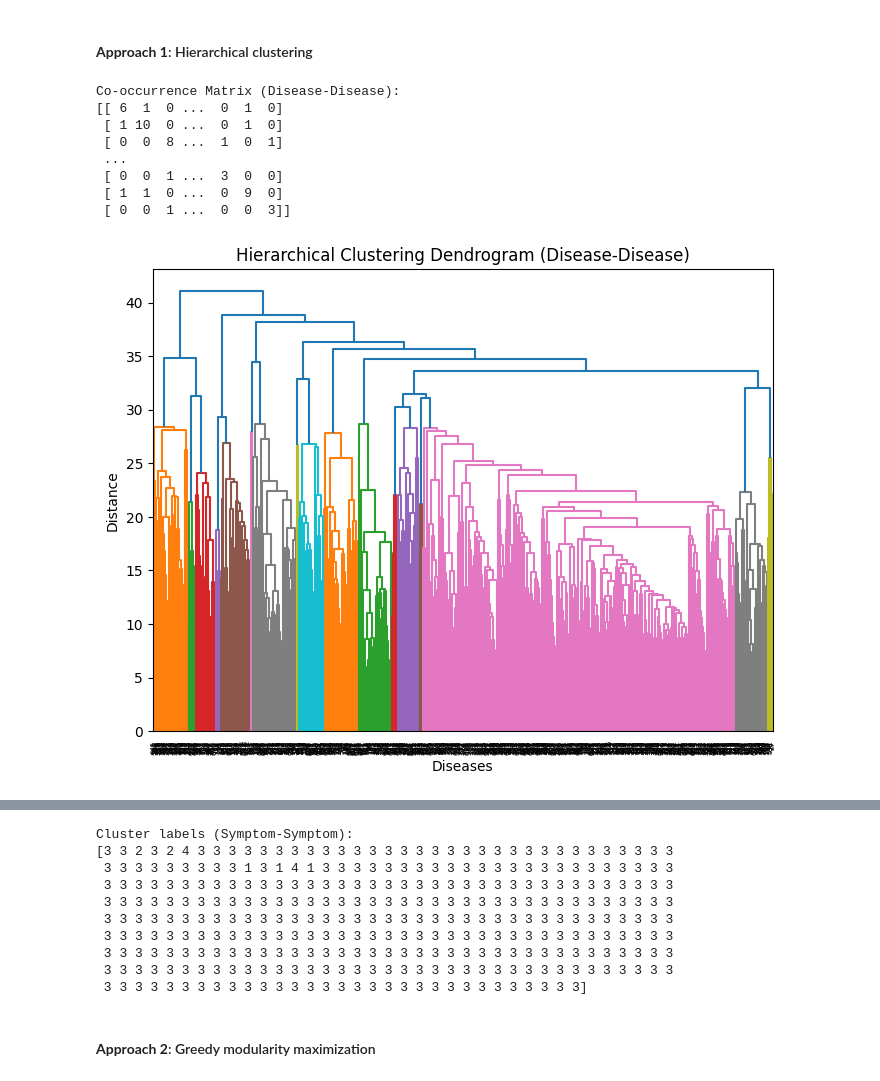
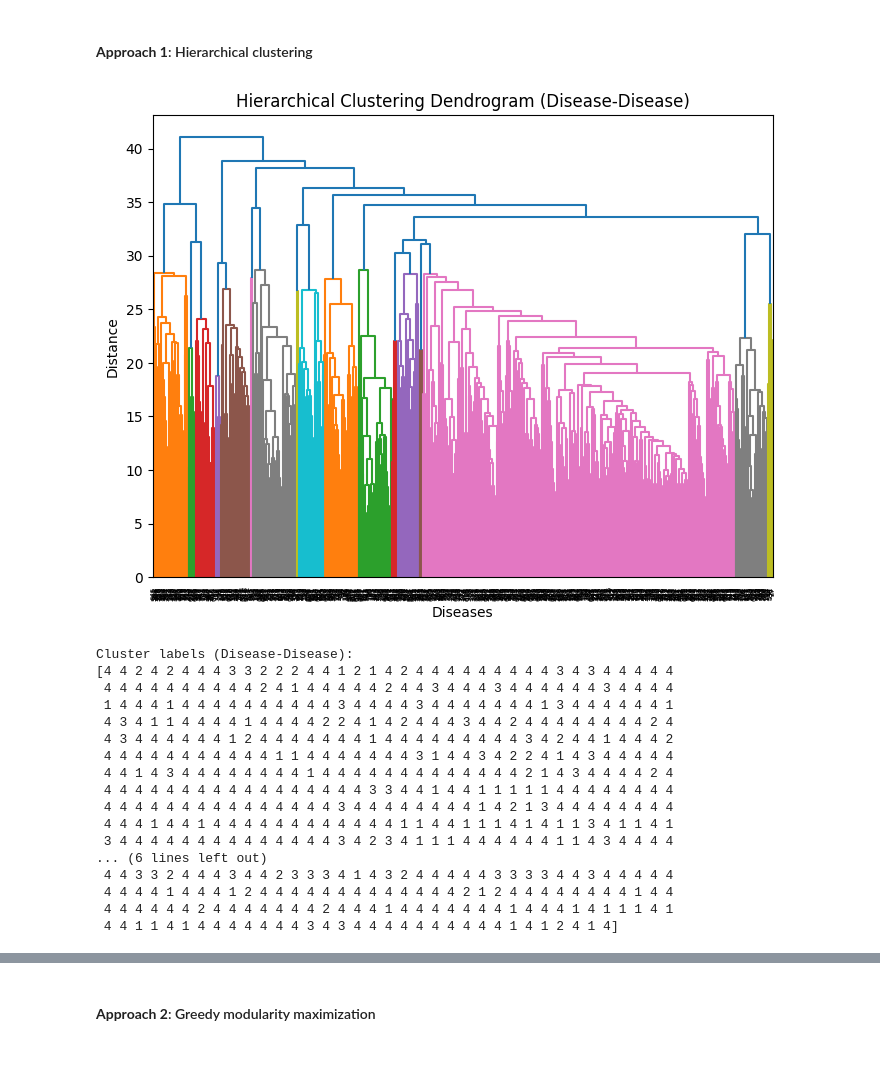
Before and after one commit to DavideLigari/disease-prediction, a Jupyter notebook: code/metrics_analysis/community_detection.ipynb, the cells around one changed output, grey strips where cells are left out. Saved outputs shown, nothing was run; the diff lists cells and outputs as text; code cells hidden in the pictures.

```diff
--- a/code/metrics_analysis/community_detection.ipynb
+++ b/code/metrics_analysis/community_detection.ipynb
@@ -33,27 +64,6 @@ adjacency_matrix = adjacency_matrix[:, :-1]
 #### **Approach 1**: Hierarchical clustering
 # %%
 # ----------------------------- DISEASES -----------------------------
-
-# Compute co-occurrence matrix disease-disease
-co_occurrence_matrix_d = np.matmul(adjacency_matrix, adjacency_matrix.T)
-
-# Display the co-occurrence matrix
-print("Co-occurrence Matrix (Disease-Disease):")
-print(co_occurrence_matrix_d)
-
-# Create a weighted graph directly
-G_d = nx.Graph()
-
-# Add nodes to the graph
-num_nodes = co_occurrence_matrix_d.shape[0]
-G_d.add_nodes_from(range(num_nodes))
-
-# Add weighted edges to the graph
-for i in range(num_nodes):
-    for j in range(i+1, num_nodes):
-        weight = co_occurrence_matrix_d[i, j]
-        if weight != 0:
-            G_d.add_edge(i, j, weight=weight)
 
 # Perform hierarchical clustering
 linkage_matrix = linkage(co_occurrence_matrix_d, method='average', metric='euclidean')
@@ -63,60 +73,48 @@ plt.figure(figsize=(8, 6))
 dendrogram(linkage_matrix)
 plt.title("Hierarchical Clustering Dendrogram (Disease-Disease)")
 plt.xlabel("Diseases")
 plt.ylabel("Distance")
 plt.show()
 
 distance_threshold = 4
 cluster_labels = fcluster(linkage_matrix, t=distance_threshold, criterion='maxclust')
 print("Cluster labels (Disease-Disease):")
 print(cluster_labels)
 
 
 # ----------------------------- SYMPTOMS -----------------------------
 
-
-# Compute co-occurrence matrix symptoms-symptoms
-co_occurrence_matrix_s = np.matmul(adjacency_matrix.T, adjacency_matrix)
-
-# Display the co-occurrence matrix
-print("Co-occurrence Matrix (Symptom-Symptom):")
-print(co_occurrence_matrix_s)
-
-# Create a weighted graph directly
-G_s = nx.Graph()
-# Add nodes to the graph
-num_nodes = co_occurrence_matrix_s.shape[0]
-G_s.add_nodes_from(range(num_nodes))
-
-# Add weighted edges to the graph
-for i in range(num_nodes):
-    for j in range(i+1, num_nodes):
-        weight = co_occurrence_matrix_s[i, j]
-        if weight != 0:
-            G_s.add_edge(i, j, weight=weight)
-
 # Perform hierarchical clustering
 linkage_matrix = linkage(co_occurrence_matrix_s, method='average', metric='euclidean')
 
 # Display the dendrogram
 plt.figure(figsize=(8, 6))
 dendrogram(linkage_matrix)
 plt.title("Hierarchical Clustering Dendrogram (Symptom-Symptom)")
 plt.xlabel("Symptoms")
 plt.ylabel("Distance")
 plt.show()
 
 distance_threshold = 4
 cluster_labels = fcluster(linkage_matrix, t=distance_threshold, criterion='maxclust')
 print("Cluster labels (Symptom-Symptom):")
 print(cluster_labels)
 # %% [output]
+[figure]
-Co-occurrence Matrix (Disease-Disease):
-[[ 6  1  0 ...  0  1  0]
- [ 1 10  0 ...  0  1  0]
- [ 0  0  8 ...  1  0  1]
- ...
- [ 0  0  1 ...  3  0  0]
- [ 1  1  0 ...  0  9  0]
- [ 0  0  1 ...  0  0  3]]
+Cluster labels (Disease-Disease):
+[4 4 2 4 2 4 4 4 3 3 2 2 2 4 4 1 2 1 4 2 4 4 4 4 4 4 4 4 4 3 4 3 4 4 4 4 4
+ 4 4 4 4 4 4 4 4 4 4 2 4 1 4 4 4 4 4 2 4 4 3 4 4 4 3 4 4 4 4 4 4 3 4 4 4 4
+ 1 4 4 4 1 4 4 4 4 4 4 4 4 4 4 3 4 4 4 4 3 4 4 4 4 4 4 4 1 3 4 4 4 4 4 4 1
+ 4 3 4 1 1 4 4 4 4 1 4 4 4 4 2 2 4 1 4 2 4 4 4 3 4 4 2 4 4 4 4 4 4 4 4 2 4
+ 4 3 4 4 4 4 4 4 1 2 4 4 4 4 4 4 4 1 4 4 4 4 4 4 4 4 4 3 4 2 4 4 1 4 4 4 2
+ 4 4 4 4 4 4 4 4 4 4 4 1 1 4 4 4 4 4 4 4 3 1 4 4 3 4 2 2 4 1 4 3 4 4 4 4 4
+ 4 4 1 4 3 4 4 4 4 4 4 4 4 1 4 4 4 4 4 4 4 4 4 4 4 4 4 2 1 4 3 4 4 4 4 2 4
+ 4 4 4 4 4 4 4 4 4 4 4 4 4 4 4 4 4 3 3 4 4 1 4 4 1 1 1 1 1 4 4 4 4 4 4 4 4
+ 4 4 4 4 4 4 4 4 4 4 4 4 4 4 4 3 4 4 4 4 4 4 4 4 1 4 2 1 3 4 4 4 4 4 4 4 4
+ 4 4 4 1 4 4 1 4 4 4 4 4 4 4 4 4 4 4 4 1 1 4 4 1 1 1 4 1 4 1 1 3 4 1 1 4 1
+ 3 4 4 4 4 4 4 4 4 4 4 4 4 4 4 3 4 2 3 4 1 1 1 4 4 4 4 4 4 1 1 4 3 4 4 4 4
+... (6 lines left out)
+ 4 4 3 3 2 4 4 4 3 4 4 2 3 3 3 4 1 4 3 2 4 4 4 4 4 3 3 3 3 4 4 3 4 4 4 4 4
+ 4 4 4 4 1 4 4 4 1 2 4 4 4 4 4 4 4 4 4 4 4 4 4 2 1 2 4 4 4 4 4 4 4 4 1 4 4
+ 4 4 4 4 4 4 2 4 4 4 4 4 4 4 2 4 4 4 1 4 4 4 4 4 4 4 1 4 4 4 1 4 1 1 1 4 1
+ 4 4 1 1 4 1 4 4 4 4 4 4 4 3 4 3 4 4 4 4 4 4 4 4 4 4 1 4 1 2 4 1 4]
-[figure]
@@ -141,13 +132,3 @@ Cluster labels (Disease-Disease):
-Cluster labels (Symptom-Symptom):
-[3 3 2 3 2 4 3 3 3 3 3 3 3 3 3 3 3 3 3 3 3 3 3 3 3 3 3 3 3 3 3 3 3 3 3 3 3
- 3 3 3 3 3 3 3 3 3 1 3 1 4 1 3 3 3 3 3 3 3 3 3 3 3 3 3 3 3 3 3 3 3 3 3 3 3
- 3 3 3 3 3 3 3 3 3 3 3 3 3 3 3 3 3 3 3 3 3 3 3 3 3 3 3 3 3 3 3 3 3 3 3 3 3
- 3 3 3 3 3 3 3 3 3 3 3 3 3 3 3 3 3 3 3 3 3 3 3 3 3 3 3 3 3 3 3 3 3 3 3 3 3
- 3 3 3 3 3 3 3 3 3 3 3 3 3 3 3 3 3 3 3 3 3 3 3 3 3 3 3 3 3 3 3 3 3 3 3 3 3
- 3 3 3 3 3 3 3 3 3 3 3 3 3 3 3 3 3 3 3 3 3 3 3 3 3 3 3 3 3 3 3 3 3 3 3 3 3
- 3 3 3 3 3 3 3 3 3 3 3 3 3 3 3 3 3 3 3 3 3 3 3 3 3 3 3 3 3 3 3 3 3 3 3 3 3
- 3 3 3 3 3 3 3 3 3 3 3 3 3 3 3 3 3 3 3 3 3 3 3 3 3 3 3 3 3 3 3 3 3 3 3 3 3
- 3 3 3 3 3 3 3 3 3 3 3 3 3 3 3 3 3 3 3 3 3 3 3 3 3 3 3 3 3 3 3]
 # %% [markdown]
 #### **Approach 2**: Greedy modularity maximization
 # %%
```
Also changed, not shown: parts of 9 cells of this notebook, 3 other files.
